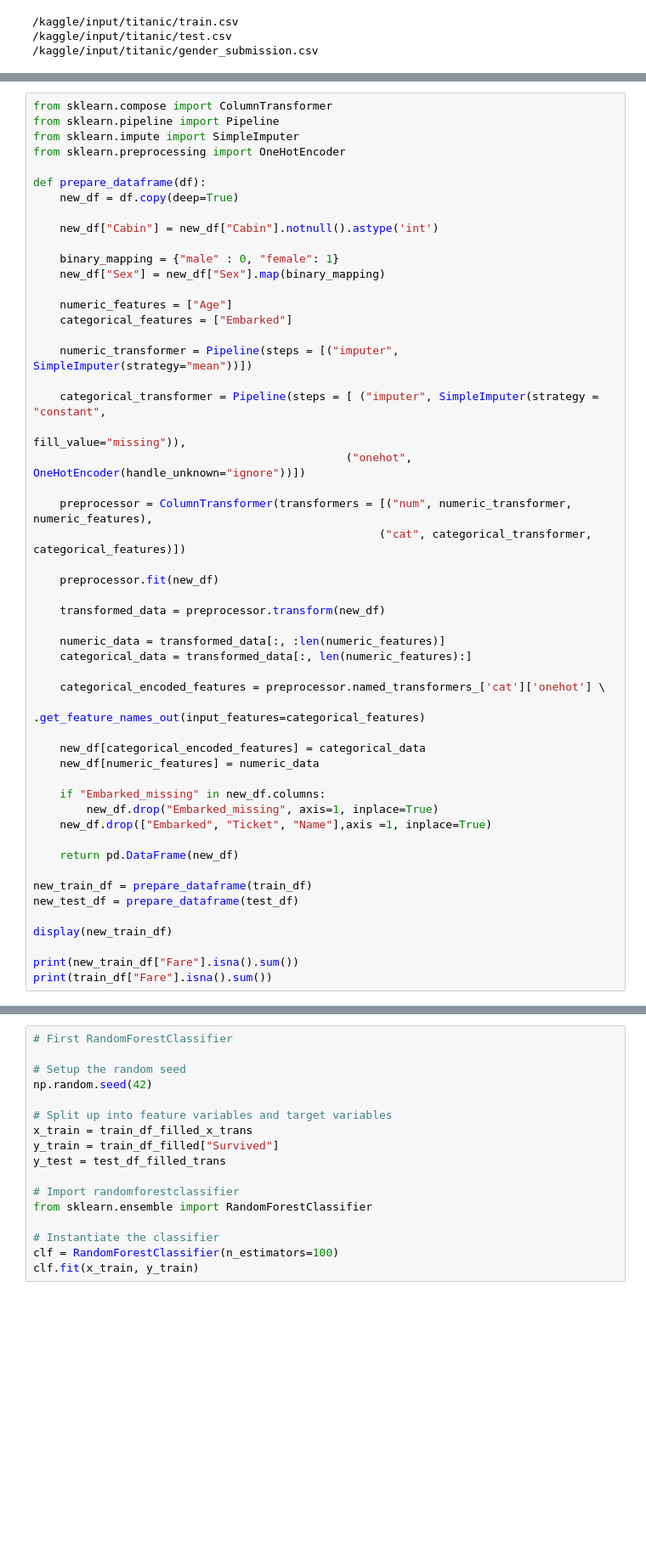
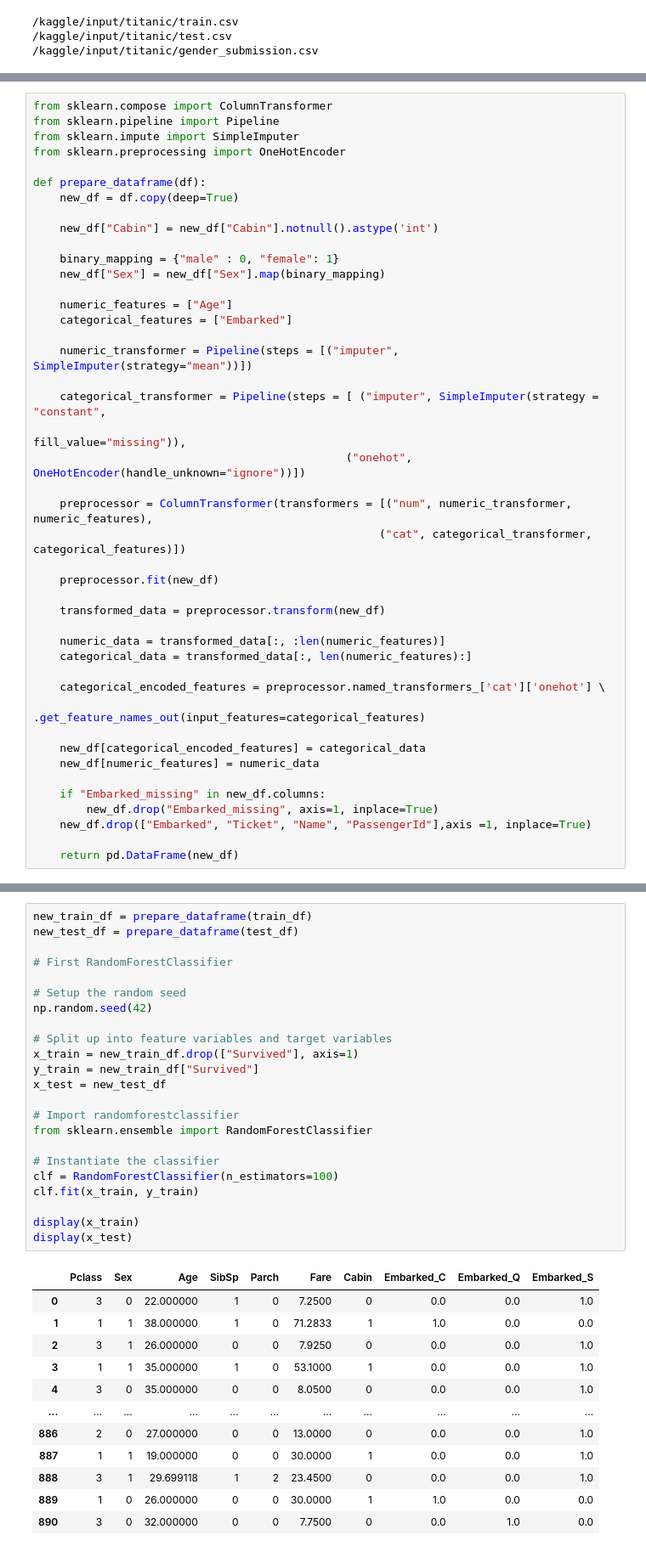
Before and after one commit to lnsayer/kaggle-projects, a Jupyter notebook: new-titanic-notebook.ipynb, the cells around one changed output, grey strips where cells are left out. Shown at 85% size. Drawn from its saved outputs; the diff is of its cells as text; blank space fills up the shorter version.

```diff
--- a/new-titanic-notebook.ipynb
+++ b/new-titanic-notebook.ipynb
@@ -109,14 +94,6 @@ def prepare_dataframe(df):
 
     if "Embarked_missing" in new_df.columns:
         new_df.drop("Embarked_missing", axis=1, inplace=True)
-    new_df.drop(["Embarked", "Ticket", "Name"],axis =1, inplace=True)
+    new_df.drop(["Embarked", "Ticket", "Name", "PassengerId"],axis =1, inplace=True)
 
     return pd.DataFrame(new_df)
-
-new_train_df = prepare_dataframe(train_df)
-new_test_df = prepare_dataframe(test_df)
-
-display(new_train_df)
-
-print(new_train_df["Fare"].isna().sum())
-print(train_df["Fare"].isna().sum())
@@ -282,18 +120,36 @@ print(train_df_filled.columns)
 # %%
+new_train_df = prepare_dataframe(train_df)
+new_test_df = prepare_dataframe(test_df)
+
 # First RandomForestClassifier
 
 # Setup the random seed
 np.random.seed(42)
 
 # Split up into feature variables and target variables
-x_train = train_df_filled_x_trans
-y_train = train_df_filled["Survived"]
-y_test = test_df_filled_trans
+x_train = new_train_df.drop(["Survived"], axis=1)
+y_train = new_train_df["Survived"]
+x_test = new_test_df
 
 # Import randomforestclassifier
 from sklearn.ensemble import RandomForestClassifier
 
 # Instantiate the classifier
 clf = RandomForestClassifier(n_estimators=100)
 clf.fit(x_train, y_train)
+
+display(x_train)
+display(x_test)
 # %% [output]
+|  | Pclass | Sex | Age | SibSp | Parch | Fare | Cabin | Embarked_C | Embarked_Q | Embarked_S |
+| 0 | 3 | 0 | 22.000000 | 1 | 0 | 7.2500 | 0 | 0.0 | 0.0 | 1.0 |
+| 1 | 1 | 1 | 38.000000 | 1 | 0 | 71.2833 | 1 | 1.0 | 0.0 | 0.0 |
+| 2 | 3 | 1 | 26.000000 | 0 | 0 | 7.9250 | 0 | 0.0 | 0.0 | 1.0 |
+| 3 | 1 | 1 | 35.000000 | 1 | 0 | 53.1000 | 1 | 0.0 | 0.0 | 1.0 |
+| 4 | 3 | 0 | 35.000000 | 0 | 0 | 8.0500 | 0 | 0.0 | 0.0 | 1.0 |
+| ... | ... | ... | ... | ... | ... | ... | ... | ... | ... | ... |
+| 886 | 2 | 0 | 27.000000 | 0 | 0 | 13.0000 | 0 | 0.0 | 0.0 | 1.0 |
+| 887 | 1 | 1 | 19.000000 | 0 | 0 | 30.0000 | 1 | 0.0 | 0.0 | 1.0 |
+| 888 | 3 | 1 | 29.699118 | 1 | 2 | 23.4500 | 0 | 0.0 | 0.0 | 1.0 |
+| 889 | 1 | 0 | 26.000000 | 0 | 0 | 30.0000 | 1 | 1.0 | 0.0 | 0.0 |
+| 890 | 3 | 0 | 32.000000 | 0 | 0 | 7.7500 | 0 | 0.0 | 1.0 | 0.0 |
```
Also changed, not shown: parts of 9 cells of this notebook.
